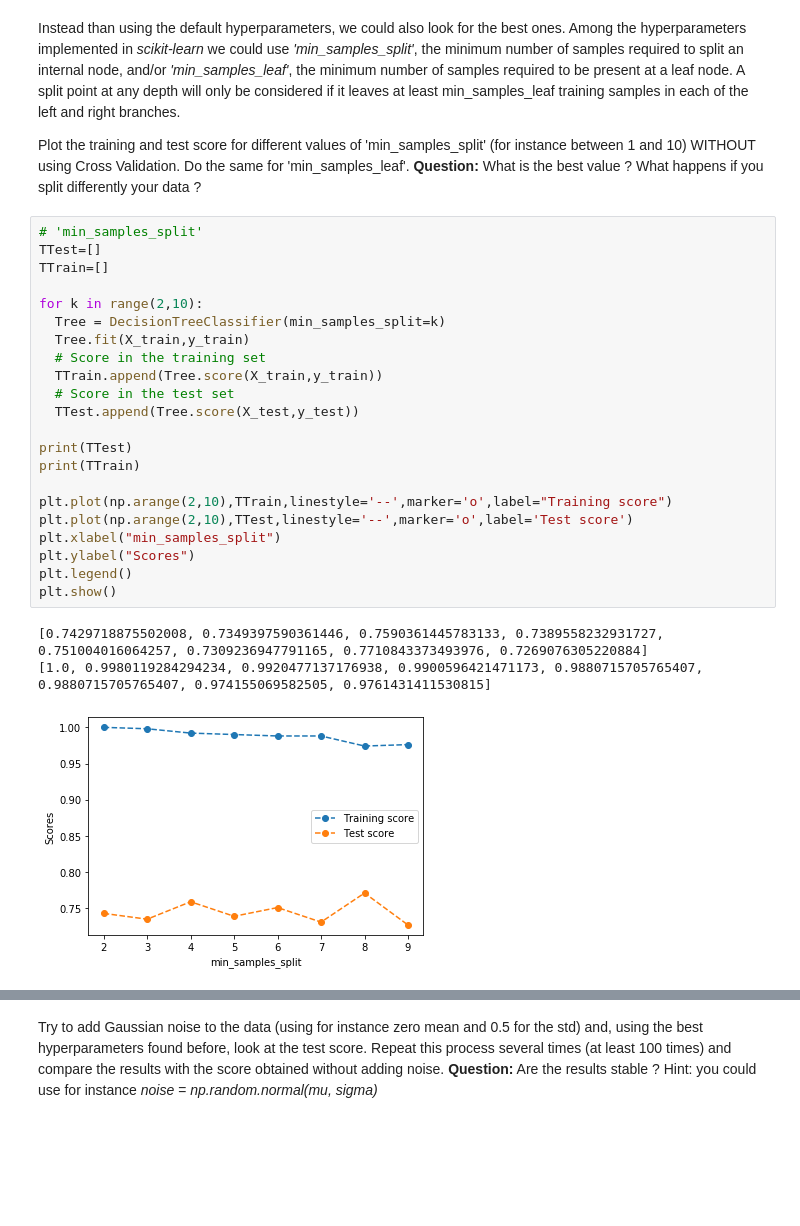
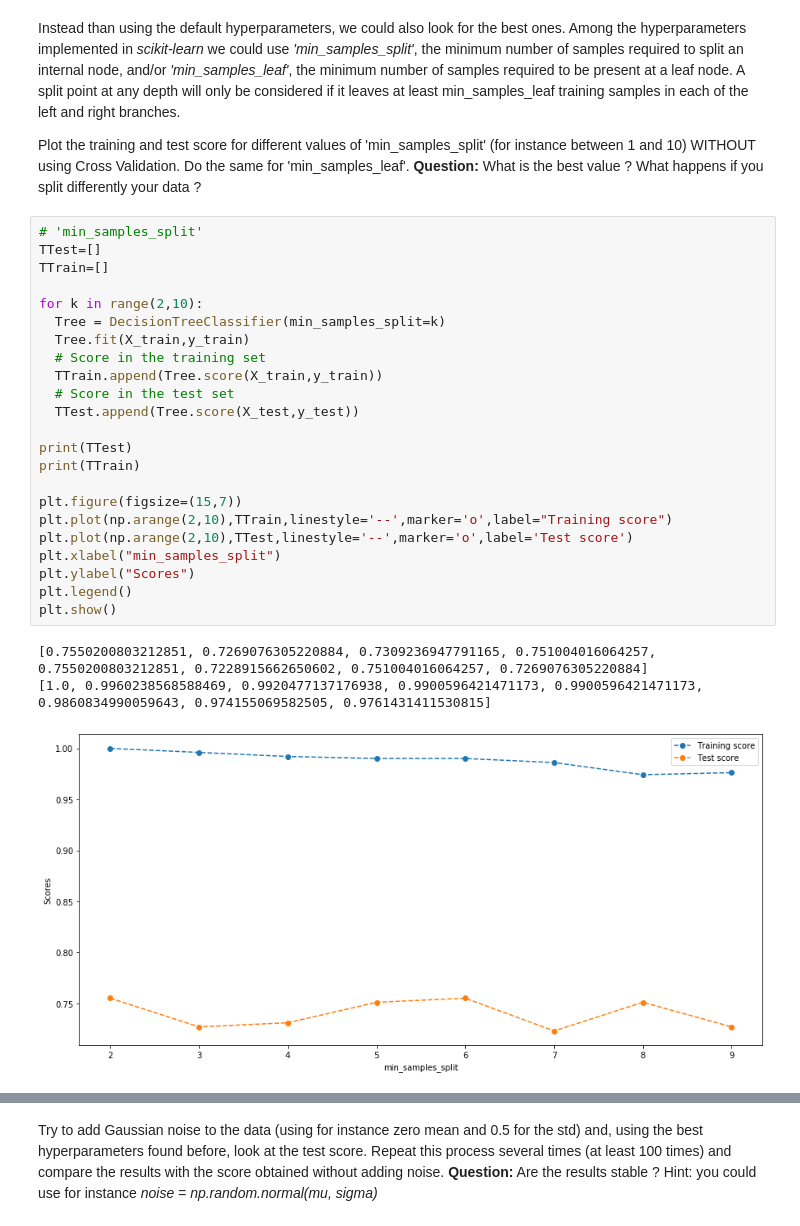
Before and after one commit to paulfyd/IMA, a Jupyter notebook: IMA205/TP4-Trees/TP_Trees.ipynb, the cells around one changed output, grey strips where cells are left out. Cells and saved outputs as stored; diff of their text form; blank space fills up the shorter version.

```diff
--- a/IMA205/TP4-Trees/TP_Trees.ipynb
+++ b/IMA205/TP4-Trees/TP_Trees.ipynb
@@ -123,29 +128,30 @@ Plot the training and test score for different values of 'min_samples_split' (fo
 # %%
 # 'min_samples_split'
 TTest=[]
 TTrain=[]
 
 for k in range(2,10):
   Tree = DecisionTreeClassifier(min_samples_split=k)
   Tree.fit(X_train,y_train)
   # Score in the training set
   TTrain.append(Tree.score(X_train,y_train))
   # Score in the test set
   TTest.append(Tree.score(X_test,y_test))
 
 print(TTest)
 print(TTrain)
 
+plt.figure(figsize=(15,7))
 plt.plot(np.arange(2,10),TTrain,linestyle='--',marker='o',label="Training score")
 plt.plot(np.arange(2,10),TTest,linestyle='--',marker='o',label='Test score')
 plt.xlabel("min_samples_split")
 plt.ylabel("Scores")
 plt.legend()
 plt.show()
 # %% [output]
-[0.7429718875502008, 0.7349397590361446, 0.7590361445783133, 0.7389558232931727, 0.751004016064257, 0.7309236947791165, 0.7710843373493976, 0.7269076305220884]
-[1.0, 0.9980119284294234, 0.9920477137176938, 0.9900596421471173, 0.9880715705765407, 0.9880715705765407, 0.974155069582505, 0.9761431411530815]
+[0.7550200803212851, 0.7269076305220884, 0.7309236947791165, 0.751004016064257, 0.7550200803212851, 0.7228915662650602, 0.751004016064257, 0.7269076305220884]
+[1.0, 0.9960238568588469, 0.9920477137176938, 0.9900596421471173, 0.9900596421471173, 0.9860834990059643, 0.974155069582505, 0.9761431411530815]
-[figure, old version]
+[figure, new version]
 # %%
 ## We split differently our data
 
```
Also changed, not shown: parts of 22 cells of this notebook.
